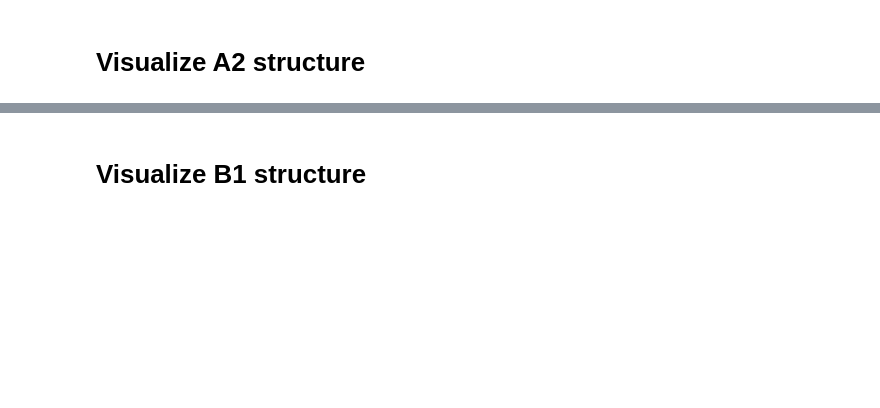
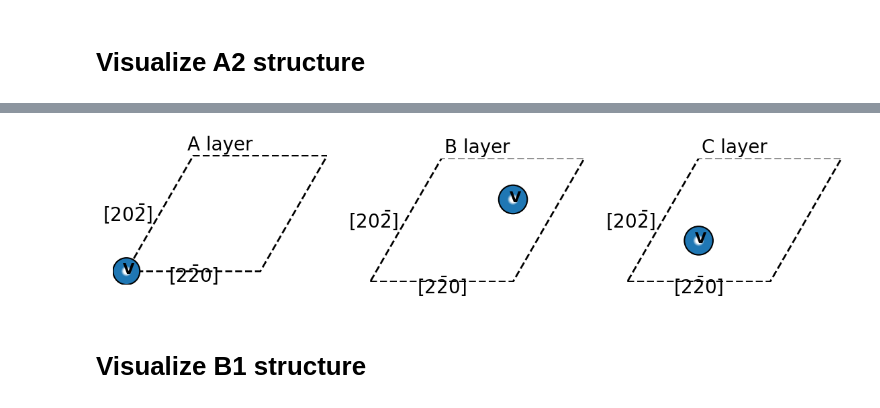
Before and after one commit to ymzhang0/aiida-dislocation, a Jupyter notebook: src/aiida_dislocation/examples/test_cut.ipynb, the cells around one changed output, grey strips where cells are left out. Drawn from its saved outputs; the diff is of its cells as text; code cells hidden in the pictures; blank space fills up the shorter version.

```diff
--- a/src/aiida_dislocation/examples/test_cut.ipynb
+++ b/src/aiida_dislocation/examples/test_cut.ipynb
@@ -151,2 +94,63 @@ plt.show()
+# %%
+ase_atom = read('./structures/cif/V-227-A2.cif', format='cif')
+
+A = ase_atom.cell.cellpar()[0]/2
+
+slipping_systems = {
+    '100': {
+        'cut_plane': [2, 0, 0],
+        'a': [0, 2, 0],
+        'b': [0, 0, 2],
+        },
+    '110': {
+        'cut_plane': [2, 2, 0],
+        'a': [1, -1, 1],
+        'b': [-1, 1, 1]
+        },
+    '111': {
+        'cut_plane': [1, 1, 1],
+        'a': [2, -2, 0],
+        'b': [2, 0, -2],
+        },
+    }
+
+
+unit_rep = np.array([
+    [-1, 1, 1],
+    [1, -1, 1],
+    [1, 1, -1],
+])
+
+tm = np.array([
+    [0,  1/2, 1/2],
+    [1/2,0,   1/2],
+    [1/2,1/2, 0  ]
+    ])
+
+cell_array = A / 2 * unit_rep
+species      = ["V", ]    # 举例
+frac_coords  = [
+    [0.0, 0.0, 0.0],
+]
+
+# (A) build old structure
+
+
+old_lattice = Lattice(cell_array)
+old_struct  = Structure(old_lattice, species, frac_coords)
+
+
+slipping_system = slipping_systems['111']
+struct = get_transformed_cell(old_struct, slipping_system, tm)
+layers, masks, frac_coords = group_structure_layers(struct)
+
+fig, axes = plt.subplots(1, len(layers), figsize=(14, 14*len(layers)))
+
+
+plot_layers(struct, axes, slipping_system)
+
+plt.show()
+# %% [output]
+[figure, added]
 # %% [markdown]
 # Visualize B1 structure
```
Also changed, not shown: parts of 10 cells of this notebook, 14 other files.
